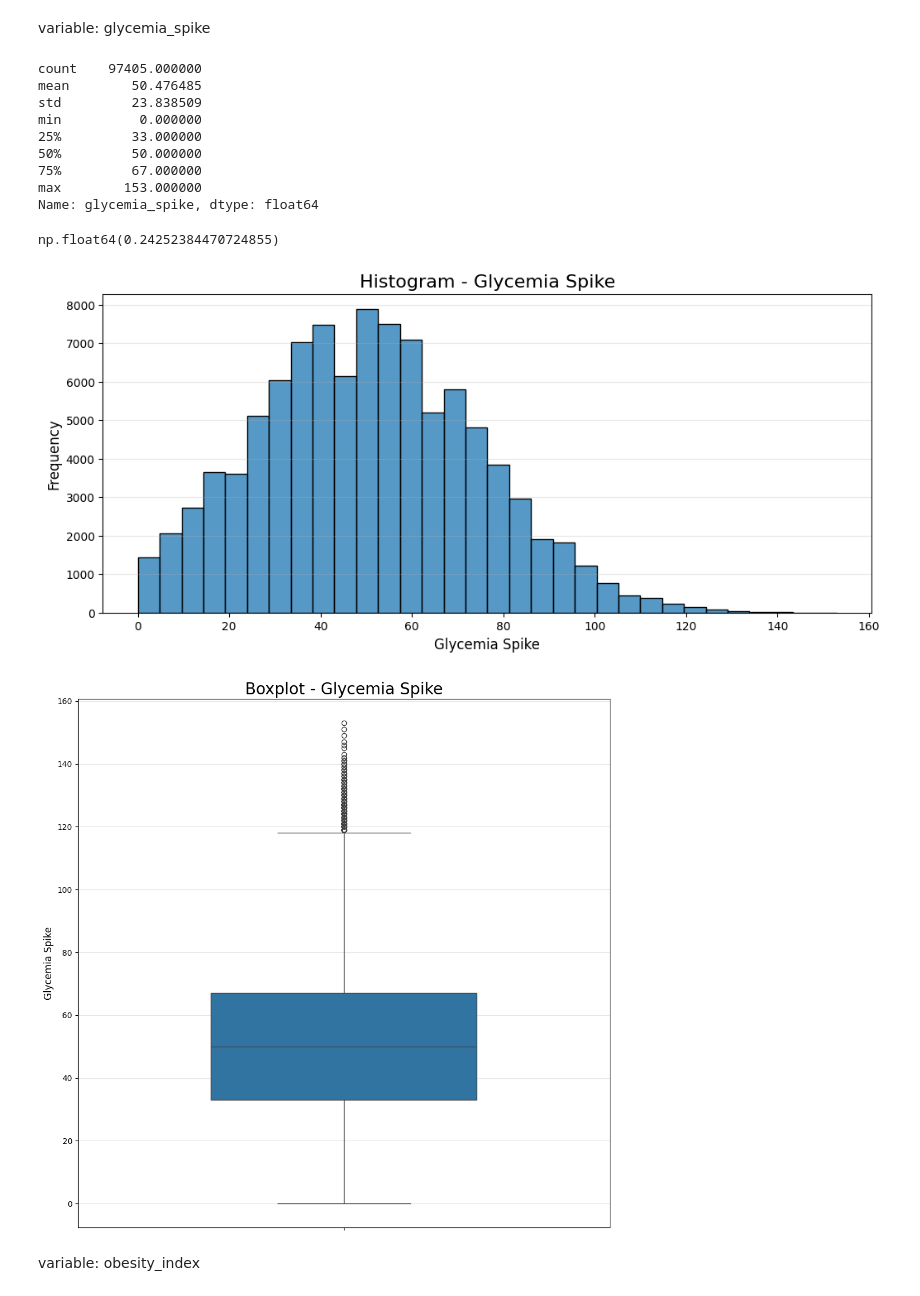
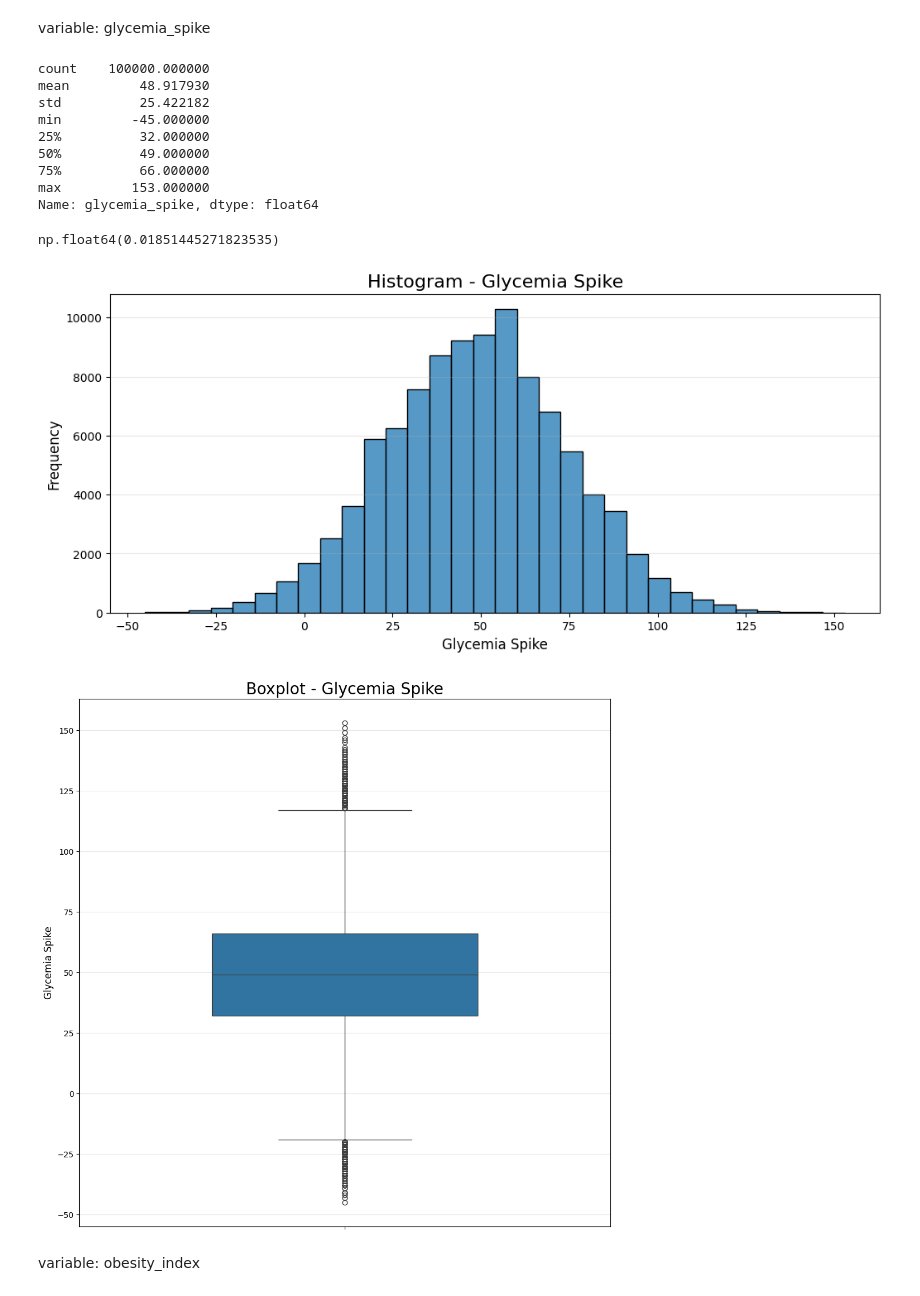
Before and after one commit to tpsilva22/teabetes, a Jupyter notebook: notebooks/numeric_variables.ipynb, the cells around one changed output. Saved outputs shown, nothing was run; the diff lists cells and outputs as text; code cells hidden in the pictures.

Commit message:
fix: making available negative insights of glycemia spike and pulse pressure

```diff
--- a/notebooks/numeric_variables.ipynb
+++ b/notebooks/numeric_variables.ipynb
@@ -823,44 +823,41 @@ plt.show()
 variable: glycemia_spike
 # %%
 # Only considers non-negative values for glycemia spike, as negative values may not be meaningful in this context
-
-glycemia_spike_plot = diabetes["glycemia_spike"].where(diabetes["glycemia_spike"] >= 0)
-glycemia_spike_plot.describe()
+diabetes["glycemia_spike"].describe()
 # %% [output]
-count    97405.000000
-mean        50.476485
-std         23.838509
-min          0.000000
-25%         33.000000
-50%         50.000000
-75%         67.000000
-max        153.000000
+count    100000.000000
+mean         48.917930
+std          25.422182
+min         -45.000000
+25%          32.000000
+50%          49.000000
+75%          66.000000
+max         153.000000
 Name: glycemia_spike, dtype: float64
 # %%
-glycemia_spike_plot.skew()
+diabetes["glycemia_spike"].skew()
 # %% [output]
-np.float64(0.24252384470724855)
+np.float64(0.01851445271823535)
 # %%
 # Histogram
-glycemia_spike_plot = diabetes["glycemia_spike"].where(diabetes["glycemia_spike"] >= 0)
 plt.figure(figsize=(12, 5))
-sns.histplot(glycemia_spike_plot,bins=32)
+sns.histplot(diabetes["glycemia_spike"], bins=32)
 plt.title("Histogram - Glycemia Spike", fontsize=16)
 plt.xlabel("Glycemia Spike", fontsize=12)
 plt.ylabel("Frequency", fontsize=12)
 plt.grid(axis='y', alpha=0.3)
 plt.show()
 
 # Boxplot
 plt.figure(figsize=(12, 12))
-sns.boxplot(y=glycemia_spike_plot, width=0.5)
+sns.boxplot(y=diabetes["glycemia_spike"], width=0.5)
 plt.title("Boxplot - Glycemia Spike", fontsize=20)
 plt.ylabel("Glycemia Spike", fontsize=12)
 plt.grid(axis='y', alpha=0.3)
 plt.show()
 # %% [output]
-[figure, old version]
+[figure, new version]
-[figure, old version]
+[figure, new version]
 # %% [markdown]
 variable: obesity_index
 # %%
```
Also changed, not shown: parts of 3 cells of this notebook.
